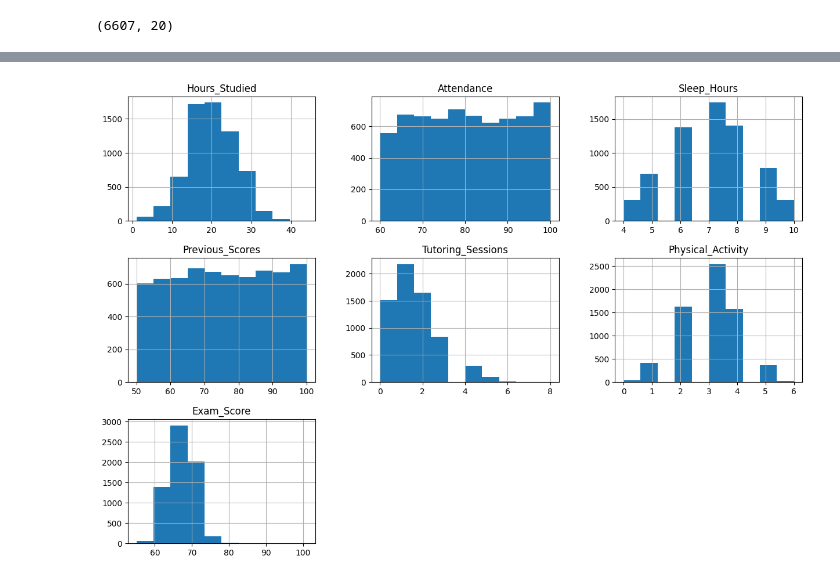
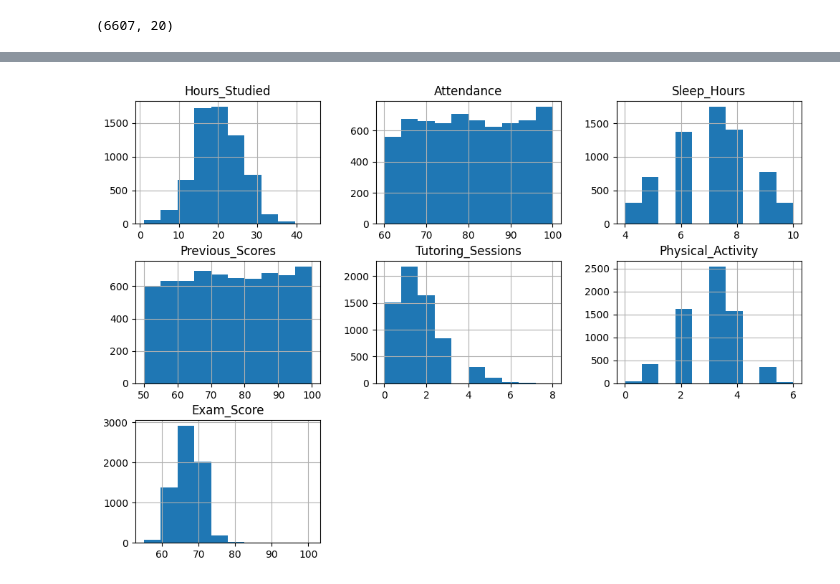
Before and after one commit to minSara02-FromTheStart/CSE303_Project_, a Jupyter notebook: StudentPerformanceFactors.ipynb, the cells around one changed output, grey strips where cells are left out. Cells and saved outputs as stored; diff of their text form; code cells hidden in the pictures.

```diff
--- a/StudentPerformanceFactors.ipynb
+++ b/StudentPerformanceFactors.ipynb
@@ -16,0 +11,2 @@ data.head(10)
+# %%
+df = pd.read_csv("StudentPerformanceFactors.csv")
@@ -70,0 +46,3 @@ dtype: float64
+# %%
+num_cols = df.select_dtypes(include=['int64','float64']).columns
+num_cols
@@ -71,6 +73,5 @@ dtype: float64
 # %%
-import matplotlib.pyplot as plt
-data.hist(figsize=(15,10))
+df[num_cols].hist(figsize=(12,8))
 plt.show()
 # %% [output]
-[figure, old version]
+[figure, new version]
```
Also changed, not shown: parts of 13 cells of this notebook.
